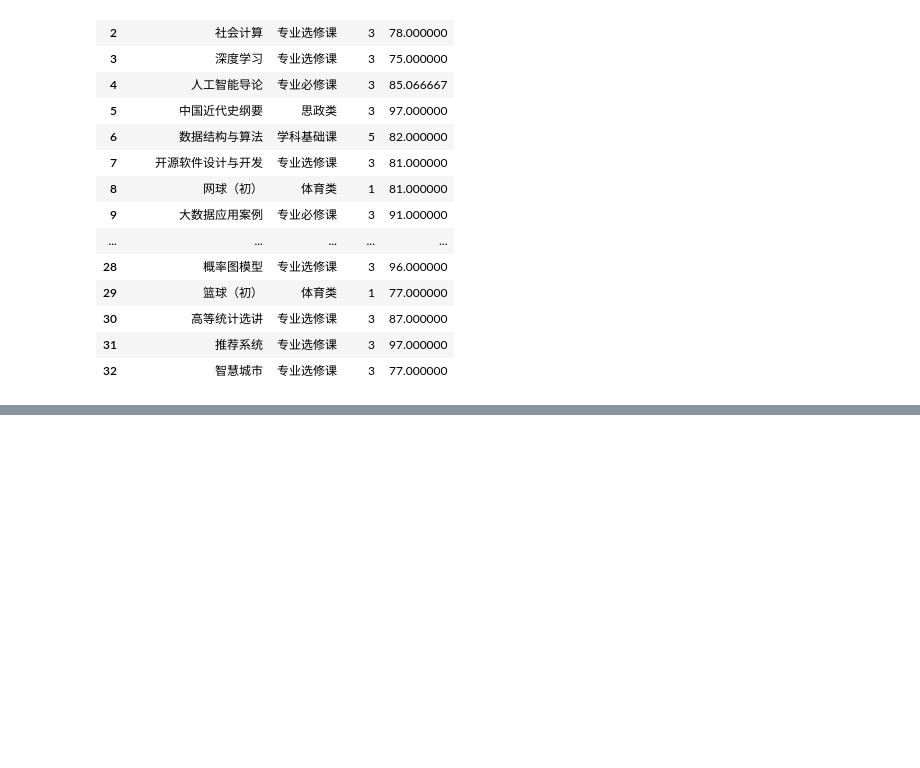
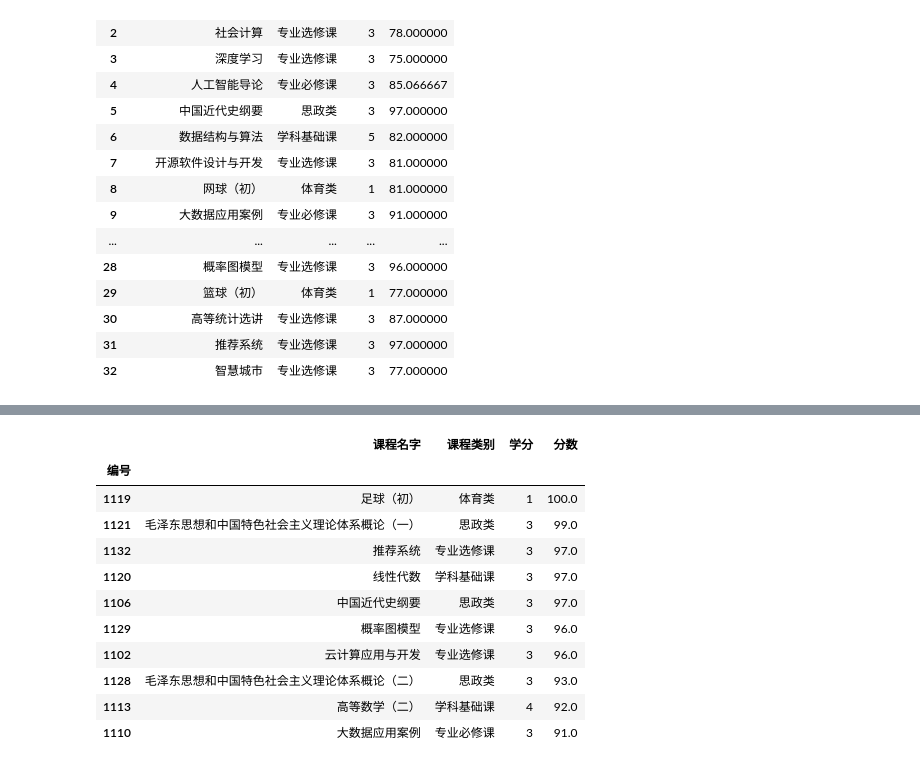
Before and after one commit to Lenovo-Future-Project-Group/Pandas_Sys, a Jupyter notebook: Work/萝卜_第三周测试.ipynb, the cells around one changed output, grey strips where cells are left out. Saved outputs shown, nothing was run; the diff lists cells and outputs as text; code cells hidden in the pictures; blank space fills up the shorter version.

```diff
--- a/Work/萝卜_第三周测试.ipynb
+++ b/Work/萝卜_第三周测试.ipynb
@@ -111,0 +173,16 @@ df[df['课程类别'].isin(['思政类', '体育类'])]['课程名字']
+# %%
+# 12.对分数进行降序排序，并输出前10行数据
+df.sort_values(by='分数', ascending=False).head(10)
+# %% [output]
+|  | 课程名字 | 课程类别 | 学分 | 分数 |
+| 编号 |  |  |  |  |
+| 1119 | 足球（初） | 体育类 | 1 | 100.0 |
+| 1121 | 毛泽东思想和中国特色社会主义理论体系概论（一） | 思政类 | 3 | 99.0 |
+| 1132 | 推荐系统 | 专业选修课 | 3 | 97.0 |
+| 1120 | 线性代数 | 学科基础课 | 3 | 97.0 |
+| 1106 | 中国近代史纲要 | 思政类 | 3 | 97.0 |
+| 1129 | 概率图模型 | 专业选修课 | 3 | 96.0 |
+| 1102 | 云计算应用与开发 | 专业选修课 | 3 | 96.0 |
+| 1128 | 毛泽东思想和中国特色社会主义理论体系概论（二） | 思政类 | 3 | 93.0 |
+| 1113 | 高等数学（二） | 学科基础课 | 4 | 92.0 |
+| 1110 | 大数据应用案例 | 专业必修课 | 3 | 91.0 |
```
Also changed, not shown: parts of 8 cells of this notebook, 1 other file.
